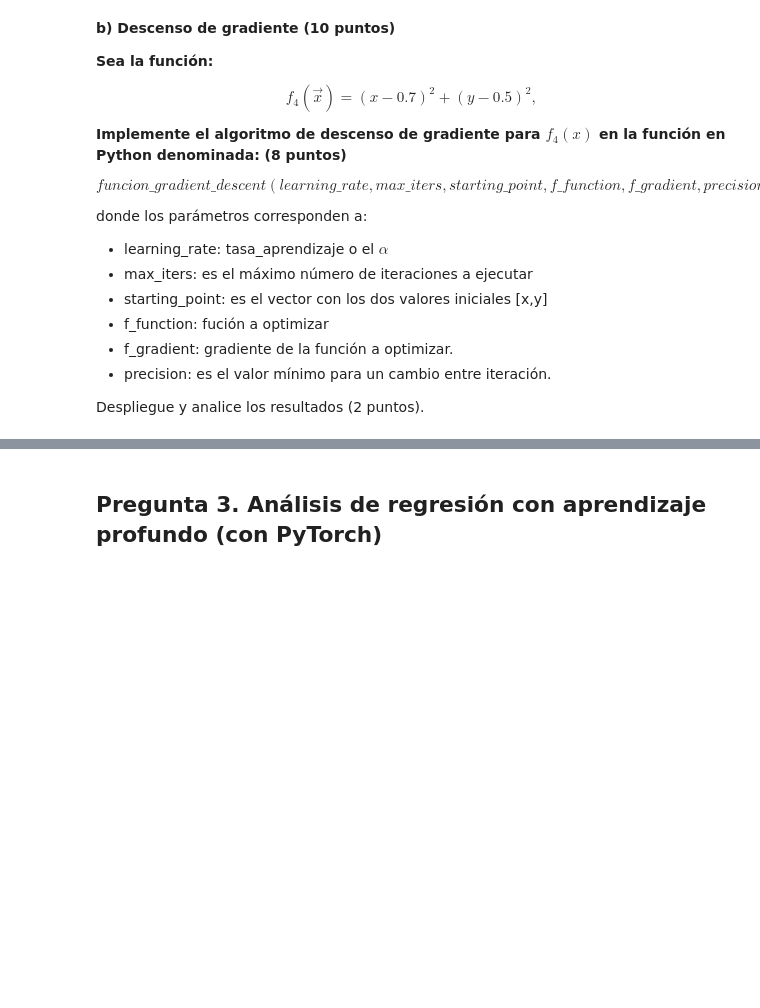
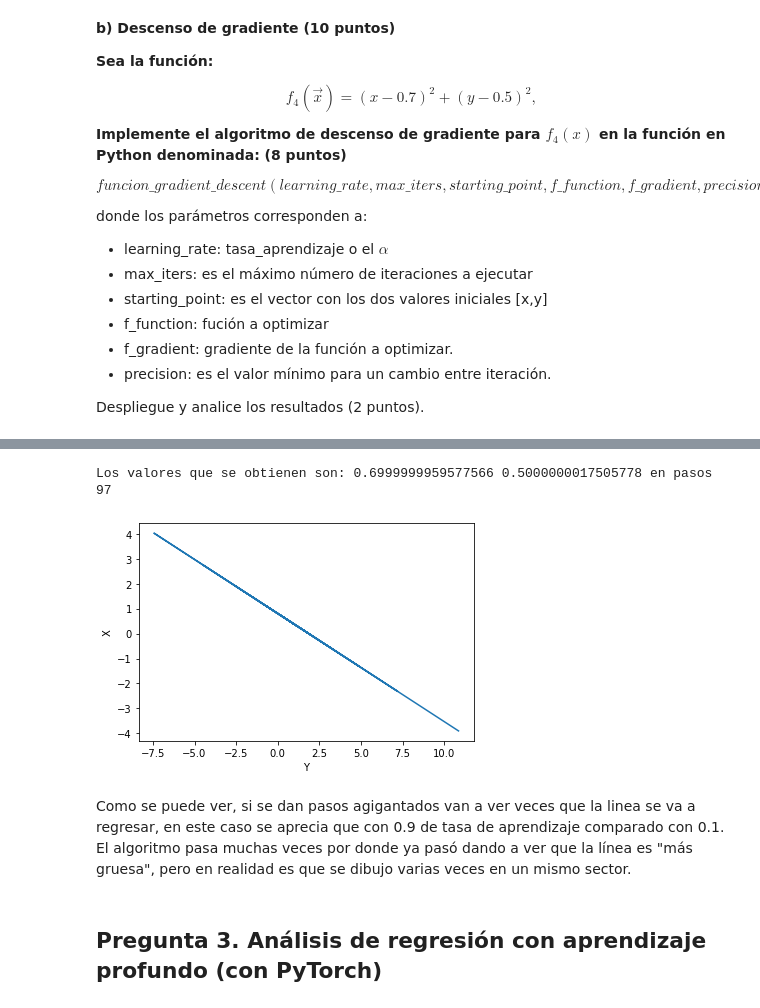
Before and after one commit to koruss/IA-Notebooks, a Jupyter notebook: TP02.ipynb, the cells around one changed output, grey strips where cells are left out. Saved outputs shown, nothing was run; the diff lists cells and outputs as text; code cells hidden in the pictures; blank space fills up the shorter version.

```diff
--- a/TP02.ipynb
+++ b/TP02.ipynb
@@ -113,3 +210,10 @@ Despliegue y analice los resultados (2 puntos).
+# %%
+funcion_gradient_descent(0.9,100,[-12,6],1e-8)
+# %% [output]
+Los valores que se obtienen son: 0.6999999959577566 0.5000000017505778 en pasos 97
+[figure, added]
+# %% [markdown]
+Como se puede ver, si se dan pasos agigantados van a ver veces que la linea se va a regresar, en este caso se aprecia que con 0.9 de tasa de aprendizaje comparado con 0.1. El algoritmo pasa muchas veces por donde ya pasó dando a ver que la línea es "más gruesa", pero en realidad es que se dibujo varias veces en un mismo sector.
 # %% [markdown]
 ## Pregunta 3. Análisis de regresión con aprendizaje profundo (con PyTorch)
 # %% [markdown]
```
Also changed, not shown: parts of 4 cells of this notebook.
